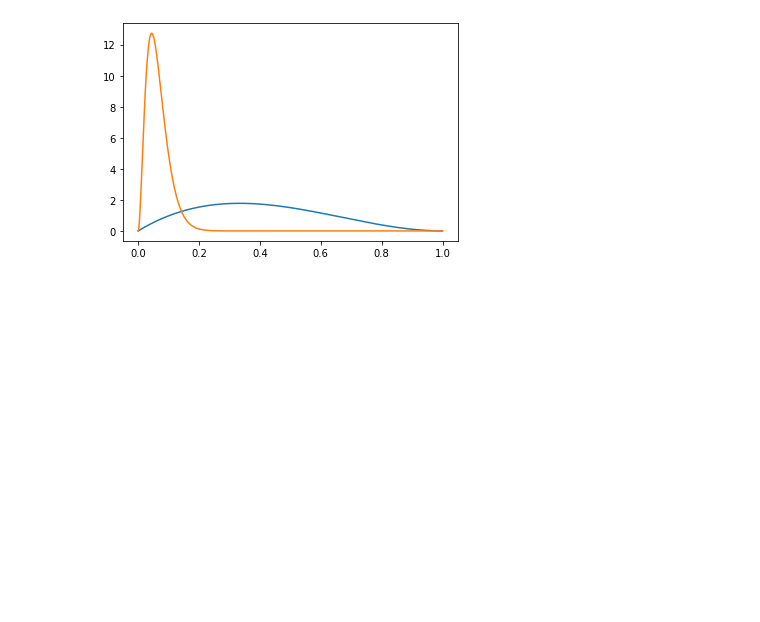
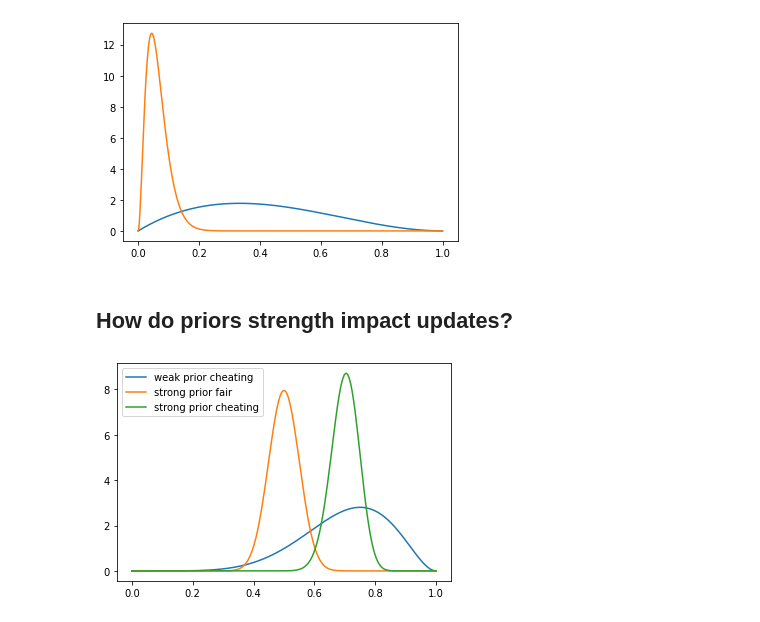
Before and after one commit to ctarrington/try-colab, a Jupyter notebook: parameter_estimation.ipynb, the cells around one changed output. Drawn from its saved outputs; the diff is of its cells as text; code cells hidden in the pictures; blank space fills up the shorter version.

```diff
--- a/parameter_estimation.ipynb
+++ b/parameter_estimation.ipynb
@@ -94,3 +94,11 @@ plot(ps, rv_with_prior.pdf(ps))
 # %% [output]
 [<matplotlib.lines.Line2D at 0x...>]
 [figure]
+# %%
+def plot_distributions(rvs, labels):
+  ps = np.linspace(0, 1, 200)
+
+  for (rv, label) in zip(rvs, labels):
+    plot(ps, rv.pdf(ps), label=label)
+
+  plt.legend()
@@ -96,0 +113,13 @@ plot(ps, rv_with_prior.pdf(ps))
+# %% [markdown]
+## How do priors strength impact updates?
+# %%
+weak_prior_cheating = beta(7,3)
+strong_prior_fair = beta(50, 50)
+strong_prior_cheating = beta(70, 30)
+
+plot_distributions(
+    [weak_prior_cheating, strong_prior_fair, strong_prior_cheating],
+    ['weak prior cheating', 'strong prior fair', 'strong prior cheating']
+)
+# %% [output]
+[figure, added]
```
Also changed, not shown: parts of 4 cells of this notebook.
